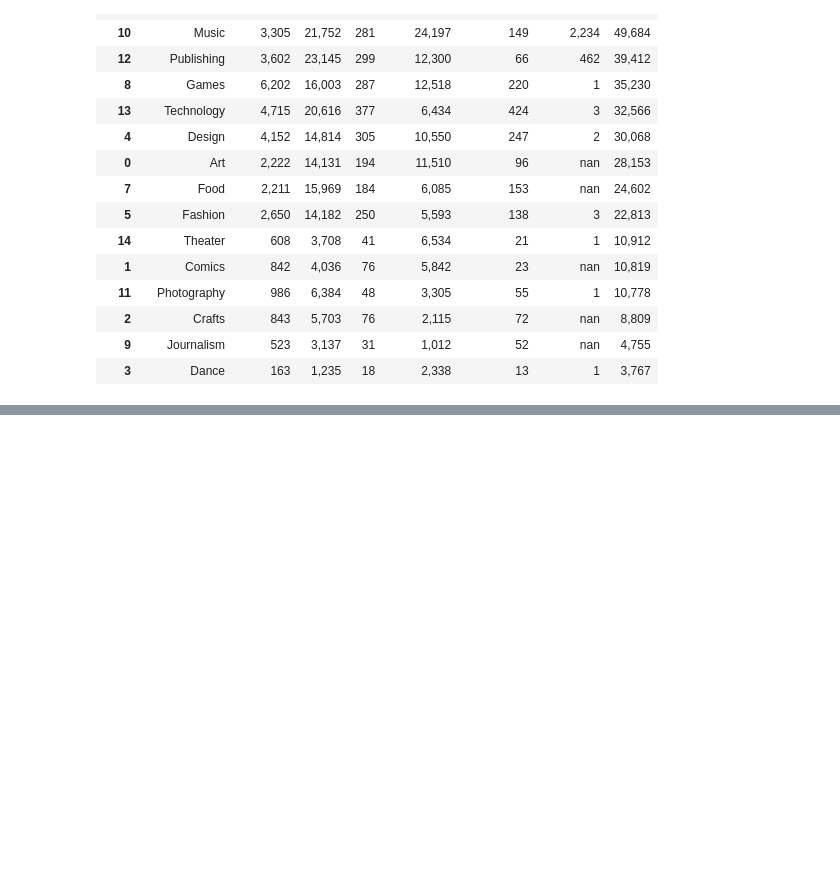
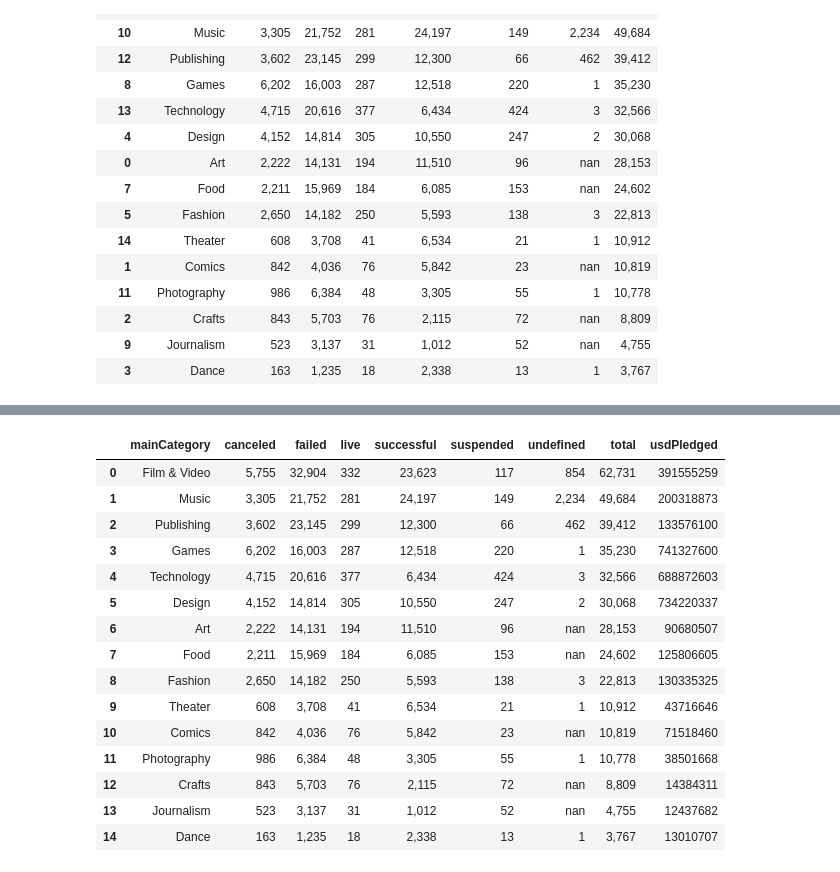
Before and after one commit to a-alonso/KickStarterConda, a Jupyter notebook: nuBank.ipynb, the cells around one changed output, grey strips where cells are left out. Cells and saved outputs as stored; diff of their text form; code cells hidden in the pictures; blank space fills up the shorter version.

Commit message:
Money pledged pivot addition

```diff
--- a/nuBank.ipynb
+++ b/nuBank.ipynb
@@ -156,10 +156,10 @@ plt.show()
 # %%
 #Category Fail , Success and Cancel Grouping
 
-mainCategory2018 = jan2018.groupby(['state','mainCategory']).ID.count().reset_index()
-mainCategory2018.columns = ['state', 'mainCategory','count']
+mainCategory2018Status = jan2018.groupby(['state','mainCategory']).ID.count().reset_index()
+mainCategory2018Status.columns = ['state', 'mainCategory','count']
 
-mainCategory2018.head()
+mainCategory2018Status.head()
 # %% [output]
 |  | state | mainCategory | count |
 | 0 | canceled | Art | 2222 |
@@ -170,7 +170,7 @@ mainCategory2018.head()
 # %%
 #Category Fail , Success and Cancel Pivot
 
-mainCategoryPivot2018 = mainCategory2018.pivot(
+mainCategoryPivot2018 = mainCategory2018Status.pivot(
                 columns = 'state',
                 index = 'mainCategory',
                 values='count'
@@ -206,0 +203,8 @@ AttributeError: 'NoneType' object has no attribute 'update'
+# %%
+#Category Revenue
+
+mainCategory2018Revenue = jan2018.groupby('mainCategory').usdPledged.sum().reset_index()
+mainCategory2018Revenue = mainCategory2018Revenue.sort_values('usdPledged',ascending=False)
+
+
+mainCategory2018Revenue.head()
@@ -206,0 +218,23 @@ AttributeError: 'NoneType' object has no attribute 'update'
+# %%
+# Join Pivot
+
+mainCategoryPivot2018 = mainCategoryPivot2018.merge(mainCategory2018Revenue,how='left', on='mainCategory')
+
+mainCategoryPivot2018
+# %% [output]
+|  | mainCategory | canceled | failed | live | successful | suspended | undefined | total | usdPledged |
+| 0 | Film & Video | 5,755 | 32,904 | 332 | 23,623 | 117 | 854 | 62,731 | 391555259 |
+| 1 | Music | 3,305 | 21,752 | 281 | 24,197 | 149 | 2,234 | 49,684 | 200318873 |
+| 2 | Publishing | 3,602 | 23,145 | 299 | 12,300 | 66 | 462 | 39,412 | 133576100 |
+| 3 | Games | 6,202 | 16,003 | 287 | 12,518 | 220 | 1 | 35,230 | 741327600 |
+| 4 | Technology | 4,715 | 20,616 | 377 | 6,434 | 424 | 3 | 32,566 | 688872603 |
+| 5 | Design | 4,152 | 14,814 | 305 | 10,550 | 247 | 2 | 30,068 | 734220337 |
+| 6 | Art | 2,222 | 14,131 | 194 | 11,510 | 96 | nan | 28,153 | 90680507 |
+| 7 | Food | 2,211 | 15,969 | 184 | 6,085 | 153 | nan | 24,602 | 125806605 |
+| 8 | Fashion | 2,650 | 14,182 | 250 | 5,593 | 138 | 3 | 22,813 | 130335325 |
+| 9 | Theater | 608 | 3,708 | 41 | 6,534 | 21 | 1 | 10,912 | 43716646 |
+| 10 | Comics | 842 | 4,036 | 76 | 5,842 | 23 | nan | 10,819 | 71518460 |
+| 11 | Photography | 986 | 6,384 | 48 | 3,305 | 55 | 1 | 10,778 | 38501668 |
+| 12 | Crafts | 843 | 5,703 | 76 | 2,115 | 72 | nan | 8,809 | 14384311 |
+| 13 | Journalism | 523 | 3,137 | 31 | 1,012 | 52 | nan | 4,755 | 12437682 |
+| 14 | Dance | 163 | 1,235 | 18 | 2,338 | 13 | 1 | 3,767 | 13010707 |
```
Also changed, not shown: parts of 2 cells of this notebook.
